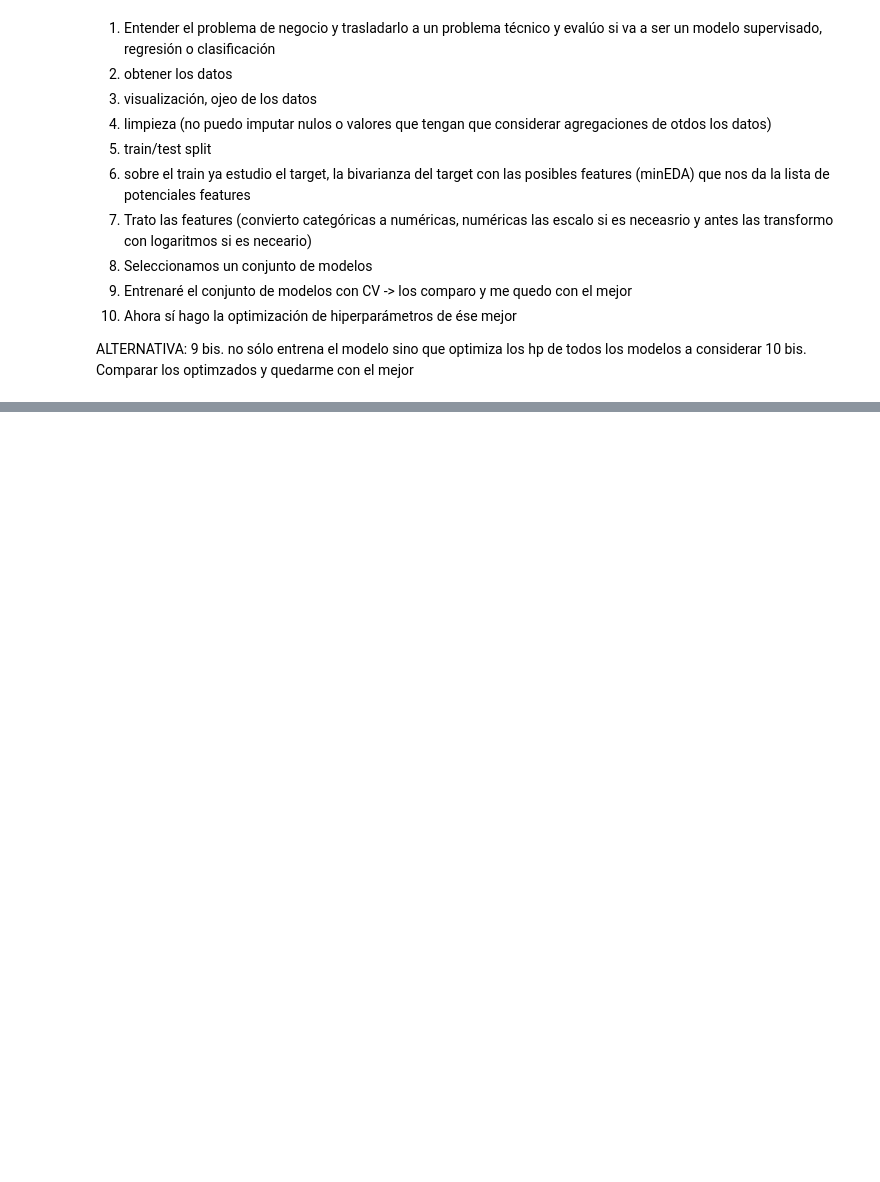
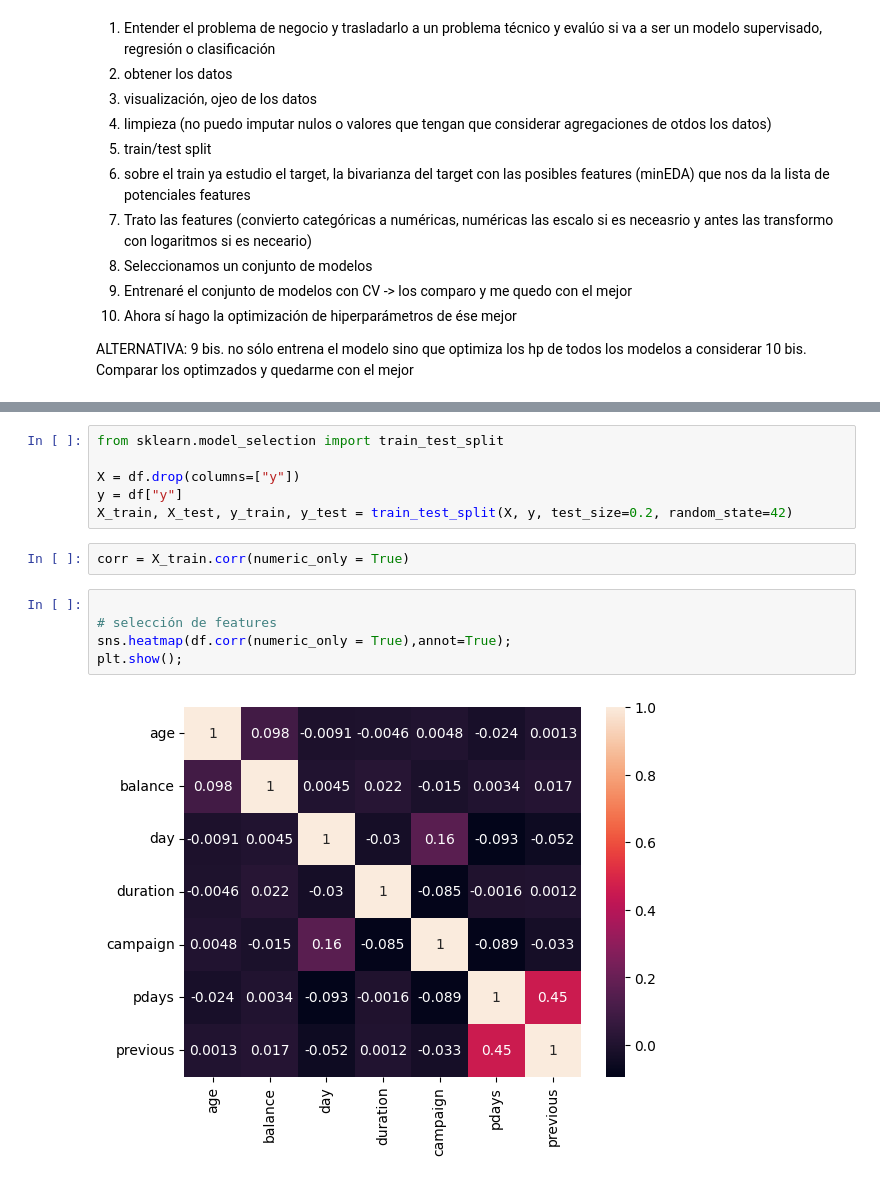
Before and after one commit to mfondevilla/DS-Online-MelaniaFondevilla, a Jupyter notebook: 04_Machine_Learning/Sprint_11/Unidad_01_ML_Supervisado_Arboles_de_Decision/03_Practica_Obligatoria/18_Practica_Obligatoria_Arboles_de_Decision.ipynb, the cells around one changed output, grey strips where cells are left out. Drawn from its saved outputs; the diff is of its cells as text; blank space fills up the shorter version.

```diff
--- a/04_Machine_Learning/Sprint_11/Unidad_01_ML_Supervisado_Arboles_de_Decision/03_Practica_Obligatoria/18_Practica_Obligatoria_Arboles_de_Decision.ipynb
+++ b/04_Machine_Learning/Sprint_11/Unidad_01_ML_Supervisado_Arboles_de_Decision/03_Practica_Obligatoria/18_Practica_Obligatoria_Arboles_de_Decision.ipynb
@@ -106,0 +144,15 @@ None
+# %%
+from sklearn.model_selection import train_test_split
+
+X = df.drop(columns=["y"])
+y = df["y"]
+X_train, X_test, y_train, y_test = train_test_split(X, y, test_size=0.2, random_state=42)
+# %%
+corr = X_train.corr(numeric_only = True)
+# %%
+
+# selección de features
+sns.heatmap(df.corr(numeric_only = True),annot=True);
+plt.show();
+# %% [output]
+[figure, added]
```
Also changed, not shown: parts of 24 cells of this notebook.
